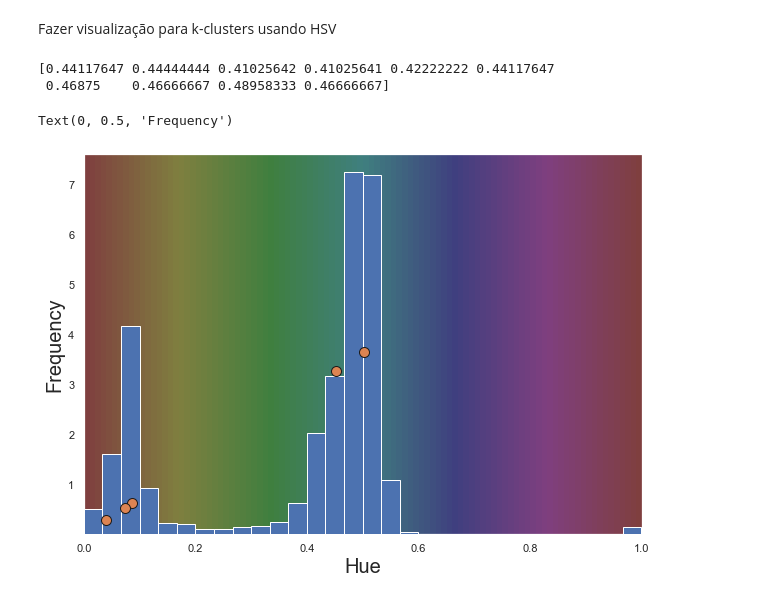
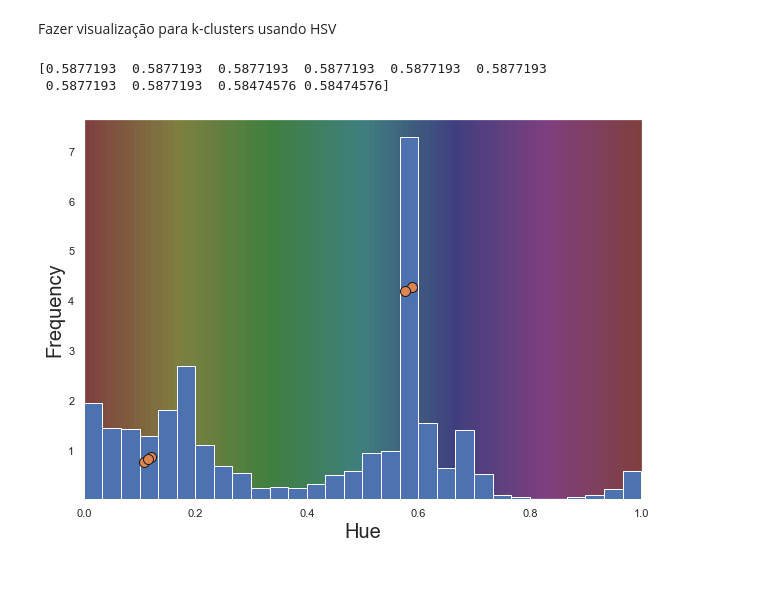
Before and after one commit to DQN-AGENTS-EESTECH22/ML-MODEL, a Jupyter notebook: jupyter kmeans/kmeans2.ipynb, the cells around one changed output. Drawn from its saved outputs; the diff is of its cells as text; code cells hidden in the pictures.

```diff
--- a/jupyter kmeans/kmeans2.ipynb
+++ b/jupyter kmeans/kmeans2.ipynb
@@ -15,7 +15,7 @@ from sklearn.datasets import load_sample_image
 from sklearn.utils import shuffle
 from time import time
 # %%
-china = load_sample_image("flower.jpg")
+china = load_sample_image("china.jpg")
 china.shape
 # %% [output]
 (427, 640, 3)
@@ -113,34 +118,37 @@ Xhue = Xhsv[:, 0]
 
 print(Xhue[:10])
 # %% [output]
-[0.44117647 0.44444444 0.41025642 0.41025641 0.42222222 0.44117647
- 0.46875    0.46666667 0.48958333 0.46666667]
+[0.5877193  0.5877193  0.5877193  0.5877193  0.5877193  0.5877193
+ 0.5877193  0.5877193  0.58474576 0.58474576]
 # %%
 # fazer histograma dos valores de hue presentes na imagem
 fig = plt.figure(figsize=(10, 7))
 ax = fig.add_subplot()
 bins, etc, etc2 = ax.hist(Xhue, bins=30, zorder=4, density=True)
 
 # converter centros dos kmeans para HSV
 centersHsv = convert_rgb_to_hsv(rgb)
 # manter apenas Hue e comparar no histograma
 centersHue = centersHsv[:, 0]
 ax.plot(centersHue, np.max(bins)*centersHue,
         ls='None', marker='o', ms=10.0, mec='k', zorder=5)
 
 # mapear Hue no fundo
 hue_colormap = np.zeros((100, 100, 3))
 hue_colormap[:, :, 1:] = 0.5
 hue_colormap[:, :, 0] = np.linspace(0, 1, 100)
 test = hue_colormap.reshape(100*100, 3)
 rgb_colormap = convert_hsv_to_rgb(hue_colormap.reshape(100*100, 3))
 figRanges = [0, 1, np.min(bins), 1.05*np.max(bins)]
 ax.imshow(rgb_colormap.reshape(100, 100, 3), extent=figRanges, zorder=1, aspect="auto")
 ax.set_xlabel("Hue", fontsize=20)
 ax.set_ylabel("Frequency", fontsize=20)
+
+# fname = r"..\presentation_material\kmeans_presentation\flower\histogram.png"
+fname = r"..\presentation_material\kmeans_presentation\china\histogram.png"
+plt.savefig(fname, dpi=600)
 # %% [output]
-Text(0, 0.5, 'Frequency')
-[figure, old version]
+[figure, new version]
 # %%
 plt.figure(figsize=(14,8))
 plt.imshow(china)
```
Also changed, not shown: parts of 5 cells of this notebook, 6 other files.
